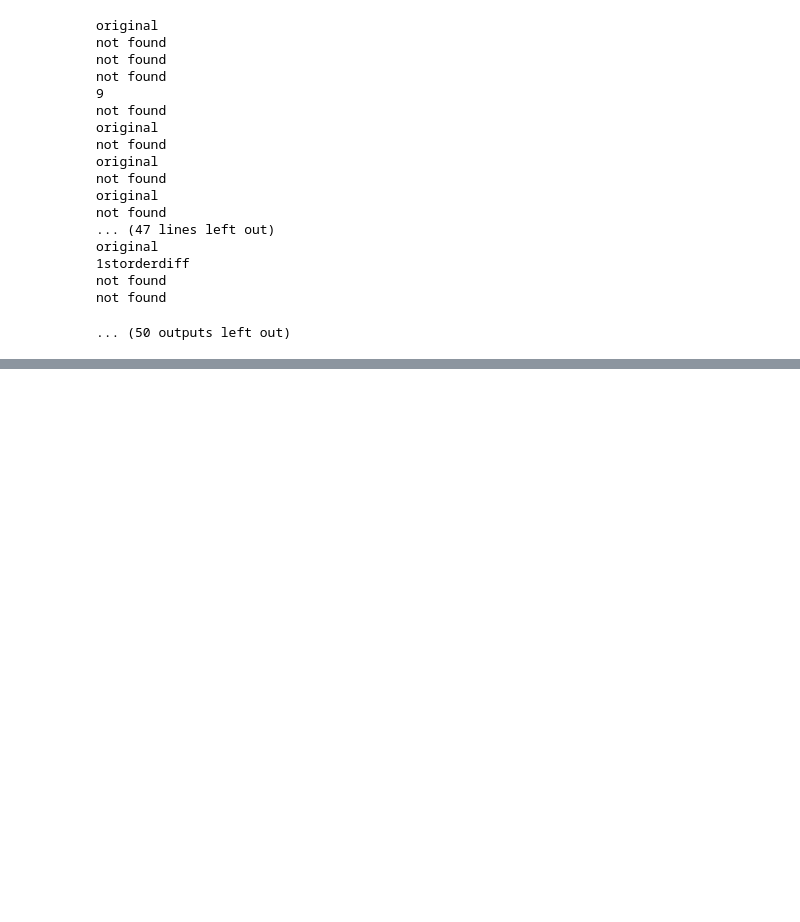
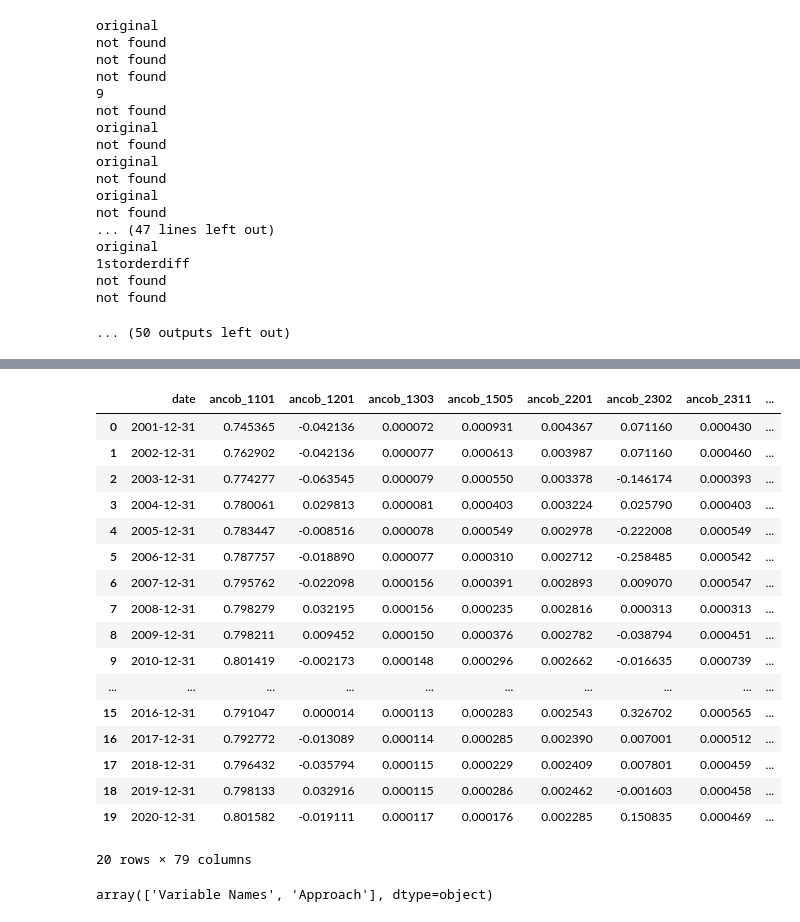
Before and after one commit to LyuLingfeng95/PhDProject1, a Jupyter notebook: Project1.ipynb, the cells around one changed output, grey strips where cells are left out. Drawn from its saved outputs; the diff is of its cells as text; code cells hidden in the pictures; blank space fills up the shorter version.

```diff
--- a/Project1.ipynb
+++ b/Project1.ipynb
@@ -1729,9 +1729,3 @@ original
 not found
 not found
 ... (50 outputs left out)
-# %%
-dfDict_rfsa3 = {elem: pd.DataFrame for elem in UniquePostcode}
-for key in dfDict_rfsa3.keys():
-    sa3name = DataFrameDict_postcode[key]['sa3_name16'].unique()[0]
-    df0 = HILDA2PCsa3(sa3name)
-    dfDict_rfsa3[key] = df0
@@ -2340,2 +1731,0 @@ def HILDAvarExt(key, marks):
-# %%
-key = 'Adelaide Hills'
@@ -2379,0 +2007,27 @@ not found
+# %%
+vrdata
+# %% [output]
+|  | date | ancob_1101 | ancob_1201 | ancob_1303 | ancob_1505 | ancob_2201 | ancob_2302 | ancob_2311 | ... |
+| 0 | 2001-12-31 | 0.745365 | -0.042136 | 0.000072 | 0.000931 | 0.004367 | 0.071160 | 0.000430 | ... |
+| 1 | 2002-12-31 | 0.762902 | -0.042136 | 0.000077 | 0.000613 | 0.003987 | 0.071160 | 0.000460 | ... |
+| 2 | 2003-12-31 | 0.774277 | -0.063545 | 0.000079 | 0.000550 | 0.003378 | -0.146174 | 0.000393 | ... |
+| 3 | 2004-12-31 | 0.780061 | 0.029813 | 0.000081 | 0.000403 | 0.003224 | 0.025790 | 0.000403 | ... |
+| 4 | 2005-12-31 | 0.783447 | -0.008516 | 0.000078 | 0.000549 | 0.002978 | -0.222008 | 0.000549 | ... |
+| 5 | 2006-12-31 | 0.787757 | -0.018890 | 0.000077 | 0.000310 | 0.002712 | -0.258485 | 0.000542 | ... |
+| 6 | 2007-12-31 | 0.795762 | -0.022098 | 0.000156 | 0.000391 | 0.002893 | 0.009070 | 0.000547 | ... |
+| 7 | 2008-12-31 | 0.798279 | 0.032195 | 0.000156 | 0.000235 | 0.002816 | 0.000313 | 0.000313 | ... |
+| 8 | 2009-12-31 | 0.798211 | 0.009452 | 0.000150 | 0.000376 | 0.002782 | -0.038794 | 0.000451 | ... |
+| 9 | 2010-12-31 | 0.801419 | -0.002173 | 0.000148 | 0.000296 | 0.002662 | -0.016635 | 0.000739 | ... |
+| ... | ... | ... | ... | ... | ... | ... | ... | ... | ... |
+| 15 | 2016-12-31 | 0.791047 | 0.000014 | 0.000113 | 0.000283 | 0.002543 | 0.326702 | 0.000565 | ... |
+| 16 | 2017-12-31 | 0.792772 | -0.013089 | 0.000114 | 0.000285 | 0.002390 | 0.007001 | 0.000512 | ... |
+| 17 | 2018-12-31 | 0.796432 | -0.035794 | 0.000115 | 0.000229 | 0.002409 | 0.007801 | 0.000459 | ... |
+| 18 | 2019-12-31 | 0.798133 | 0.032916 | 0.000115 | 0.000286 | 0.002462 | -0.001603 | 0.000458 | ... |
+| 19 | 2020-12-31 | 0.801582 | -0.019111 | 0.000117 | 0.000176 | 0.002285 | 0.150835 | 0.000469 | ... |
+20 rows × 79 columns
+# %%
+marks1 = df_marks['Variable Names'].loc[df_marks['Approach'] == 'original'].values
+marks2 = df_marks['Variable Names'].loc[df_marks['Approach'] == "1storderdiff"].values
+marks3 = df_marks['Variable Names'].loc[df_marks['Approach'] == "2ndorderdiff"].values
+# %% [output]
+array(['Variable Names', 'Approach'], dtype=object)
```
Also changed, not shown: parts of 34 cells of this notebook.
